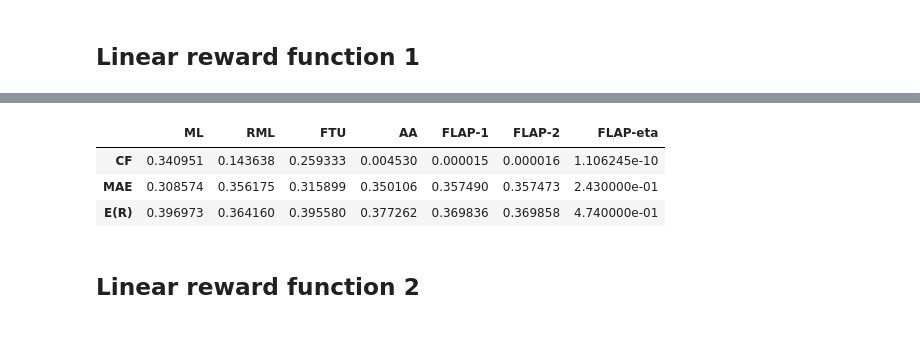
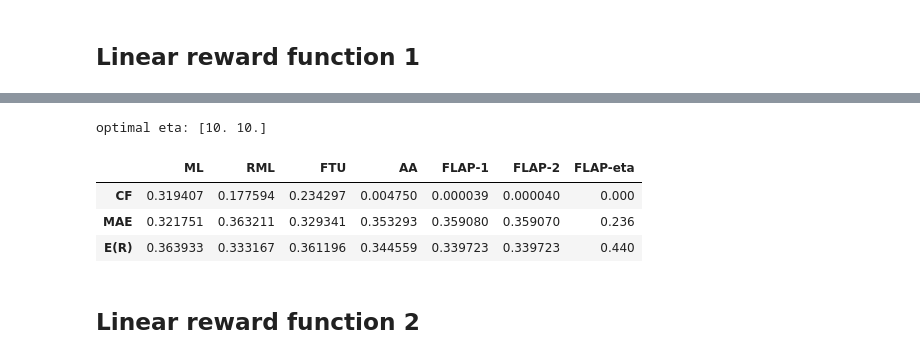
Before and after one commit to ideechy/Fairness-Learning, a Jupyter notebook: fair-optimization.ipynb, the cells around one changed output, grey strips where cells are left out. Cells and saved outputs as stored; diff of their text form; code cells hidden in the pictures.

```diff
--- a/fair-optimization.ipynb
+++ b/fair-optimization.ipynb
@@ -61,12 +43,15 @@ Logit Regression Results
 # %%
-eta_opt = fairopt.optimize(fairopt.ipwe, method='shgo', bounds=[(-10, 10), (-10, 10)]).x
-eval = fairopt.evaluate(eta_opt, s_test, a_test, y_test, r_test, r_star_test, ['cf', 'mae', 'ers'])
-pd.DataFrame(eval, index=['CF', 'MAE', 'E(R)'], columns=['ML', 'RML', 'FTU', 'AA', 'FLAP-1', 'FLAP-2', 'FLAP-eta'])
+methods = ['ML', 'RML', 'FTU', 'AA', 'FLAP-1', 'FLAP-2', 'FLAP-eta']
+eta_opt = fairopt.optimize(fairopt.ipwe, method='shgo', bounds=[(-10, 10), (-10, 10)], estimation_args={'deterministic': True}).x
+print('optimal eta: {!s}'.format(eta_opt))
+eval = fairopt.evaluate(a_test, s_test, y_test, metrics=['cf', 'mae', 'ers'], methods=methods, r_star_test=r_star_test, eta=eta_opt)
+pd.DataFrame(eval, index=['CF', 'MAE', 'E(R)'], columns=methods)
 # %% [output]
+optimal eta: [10. 10.]
 |  | ML | RML | FTU | AA | FLAP-1 | FLAP-2 | FLAP-eta |
-| CF | 0.340951 | 0.143638 | 0.259333 | 0.004530 | 0.000015 | 0.000016 | 1.106245e-10 |
-| MAE | 0.308574 | 0.356175 | 0.315899 | 0.350106 | 0.357490 | 0.357473 | 2.430000e-01 |
-| E(R) | 0.396973 | 0.364160 | 0.395580 | 0.377262 | 0.369836 | 0.369858 | 4.740000e-01 |
+| CF | 0.319407 | 0.177594 | 0.234297 | 0.004750 | 0.000039 | 0.000040 | 0.000 |
+| MAE | 0.321751 | 0.363211 | 0.329341 | 0.353293 | 0.359080 | 0.359070 | 0.236 |
+| E(R) | 0.363933 | 0.333167 | 0.361196 | 0.344559 | 0.339723 | 0.339723 | 0.440 |
 # %% [markdown]
 ## Linear reward function 2
 # %%
```
Also changed, not shown: parts of 7 cells of this notebook, 3 other files.
